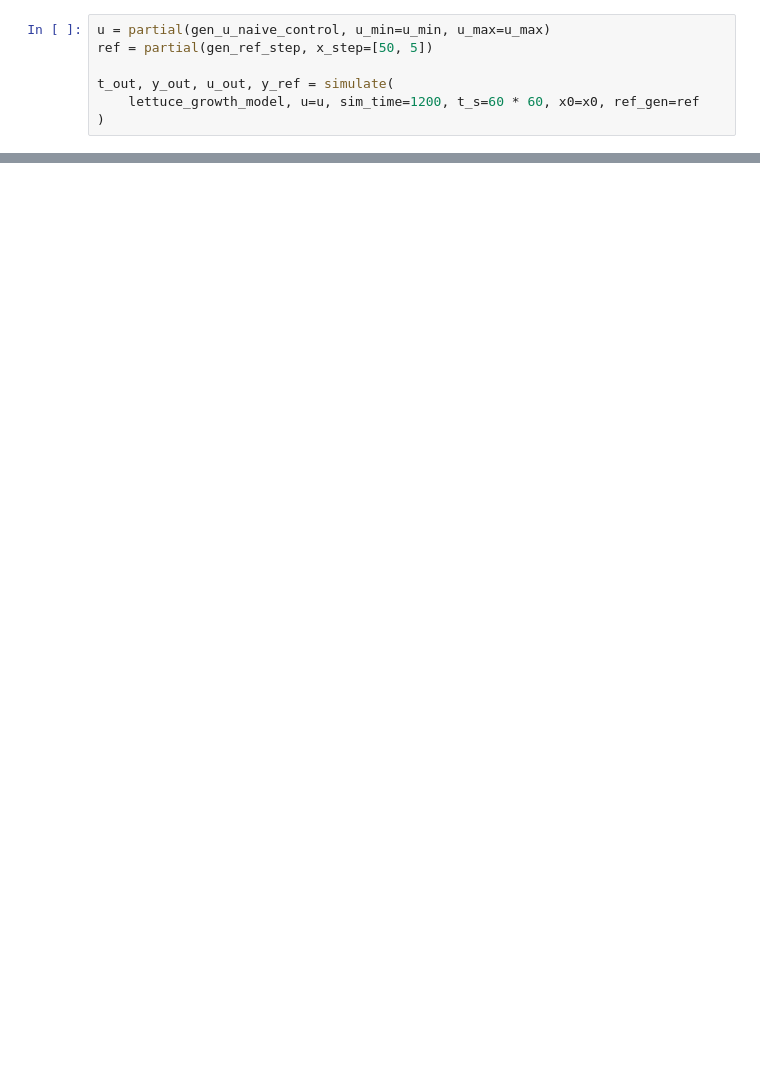
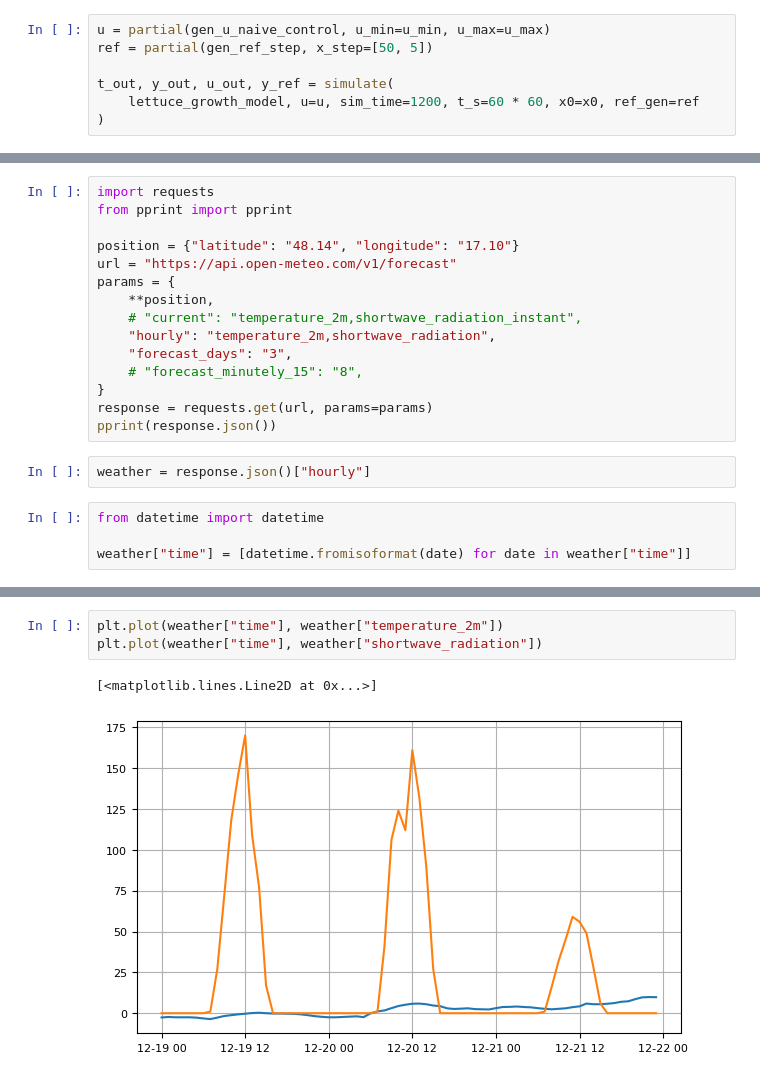
Before and after one commit to MarekWadinger/ecompc-greenhouse-platform, a Jupyter notebook: main.ipynb, the cells around one changed output, grey strips where cells are left out. Saved outputs shown, nothing was run; the diff lists cells and outputs as text; blank space fills up the shorter version.

```diff
--- a/main.ipynb
+++ b/main.ipynb
@@ -234,0 +412,21 @@ plt.show()
+# %%
+import requests
+from pprint import pprint
+
+position = {"latitude": "48.14", "longitude": "17.10"}
+url = "https://api.open-meteo.com/v1/forecast"
+params = {
+    **position,
+    # "current": "temperature_2m,shortwave_radiation_instant",
+    "hourly": "temperature_2m,shortwave_radiation",
+    "forecast_days": "3",
+    # "forecast_minutely_15": "8",
+}
+response = requests.get(url, params=params)
+pprint(response.json())
+# %%
+weather = response.json()["hourly"]
+# %%
+from datetime import datetime
+
+weather["time"] = [datetime.fromisoformat(date) for date in weather["time"]]
@@ -234,0 +437,6 @@ plt.show()
+# %%
+plt.plot(weather["time"], weather["temperature_2m"])
+plt.plot(weather["time"], weather["shortwave_radiation"])
+# %% [output]
+[<matplotlib.lines.Line2D at 0x...>]
+[figure, added]
```
Also changed, not shown: parts of 27 cells of this notebook, 2 other files.
